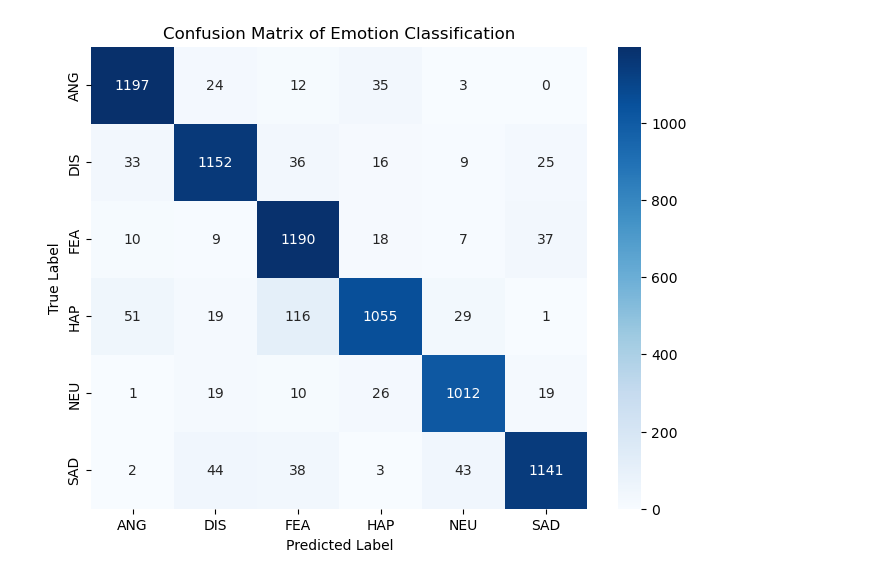
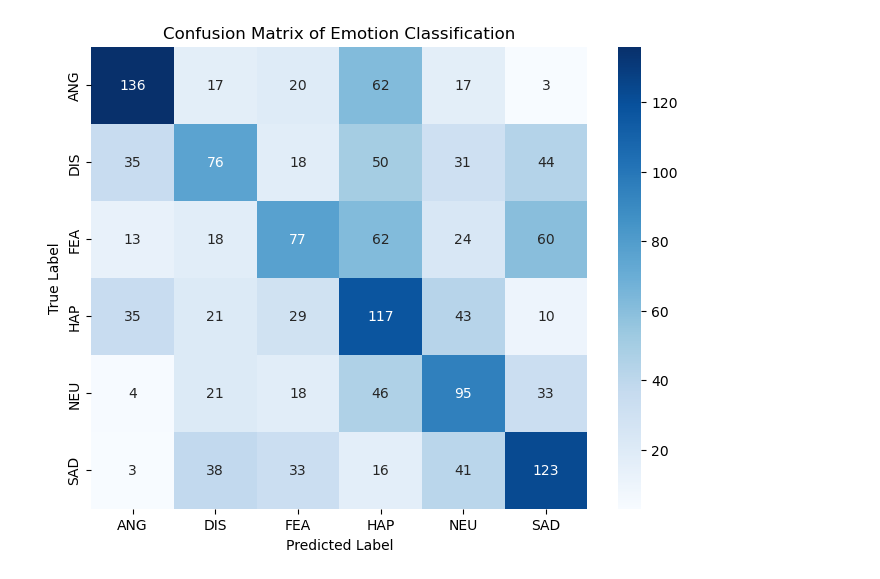
Before and after one commit to navanodonavan/MSAAI501FinalProject_Group7, a Jupyter notebook: AAI501_Final_Project_Group7_Main.ipynb, the cells around one changed output. Saved outputs shown, nothing was run; the diff lists cells and outputs as text; code cells hidden in the pictures.

Commit message:
Add files via upload
Updated code for Train, Validate, Test processes

```diff
--- a/AAI501_Final_Project_Group7_Main.ipynb
+++ b/AAI501_Final_Project_Group7_Main.ipynb
@@ -210,9 +266,4 @@ Test Accuracy: 90.66%
 # %%
-from sklearn.metrics import classification_report, confusion_matrix
-import seaborn as sns
-import matplotlib.pyplot as plt
-import numpy as np
-
 # Placeholder lists to store true and predicted labels
 y_true = []
 y_pred = []
@@ -220,14 +271,28 @@ y_pred = []
 # Switch model to evaluation mode
 model.eval()
 with torch.no_grad():
-    for X_batch, y_batch in train_loader:
-        outputs = model(X_batch)
-        _, predicted = torch.max(outputs, 1)
+    # Use the test data loader to evaluate the model on the hold-out test set
+    for X_batch, y_batch in test_loader:
+        outputs = model(X_batch)  # Get model predictions
+        _, predicted = torch.max(outputs, 1)  # Extract the predicted class for each sample
 
         # Append true and predicted labels
-        y_true.extend(y_batch.cpu().numpy())
-        y_pred.extend(predicted.cpu().numpy())
+        y_true.extend(y_batch.cpu().numpy())  # Convert true labels to numpy and add to list
+        y_pred.extend(predicted.cpu().numpy())  # Convert predicted labels to numpy and add to list
 
-# Convert lists to numpy arrays
+# Convert lists to numpy arrays for evaluation
 y_true = np.array(y_true)
 y_pred = np.array(y_pred)
+
+# Ensure that le.classes_ is a list of strings
+print("le.classes_: ", le.classes_)
+print("Type of le.classes_: ", type(le.classes_))
+# Generate descriptive class names for classification report
+class_names = [label_mapping[i] for i in range(len(label_mapping))]
+print("Class Names for Evaluation:", class_names)
+
+
+# Generate a classification report
+report = classification_report(y_true, y_pred, target_names=class_names)  # Use the list of class names
+print("Classification Report:")
+print(report)
@@ -253,13 +316,14 @@ weighted avg       0.91      0.91      0.91      7442
 # %%
 # Generate a confusion matrix
 conf_matrix = confusion_matrix(y_true, y_pred)
 
-# Plot confusion matrix
+# Plot the confusion matrix as a heatmap
 plt.figure(figsize=(8, 6))
-sns.heatmap(conf_matrix, annot=True, fmt="d", cmap="Blues", xticklabels=le.classes_, yticklabels=le.classes_)
+sns.heatmap(conf_matrix, annot=True, fmt="d", cmap="Blues",
+            xticklabels=class_names, yticklabels=class_names)  # Use string class names for labels
 plt.xlabel("Predicted Label")
 plt.ylabel("True Label")
 plt.title("Confusion Matrix of Emotion Classification")
 plt.show()
 # %% [output]
-[figure, old version]
+[figure, new version]
```
Also changed, not shown: parts of 7 cells of this notebook.
